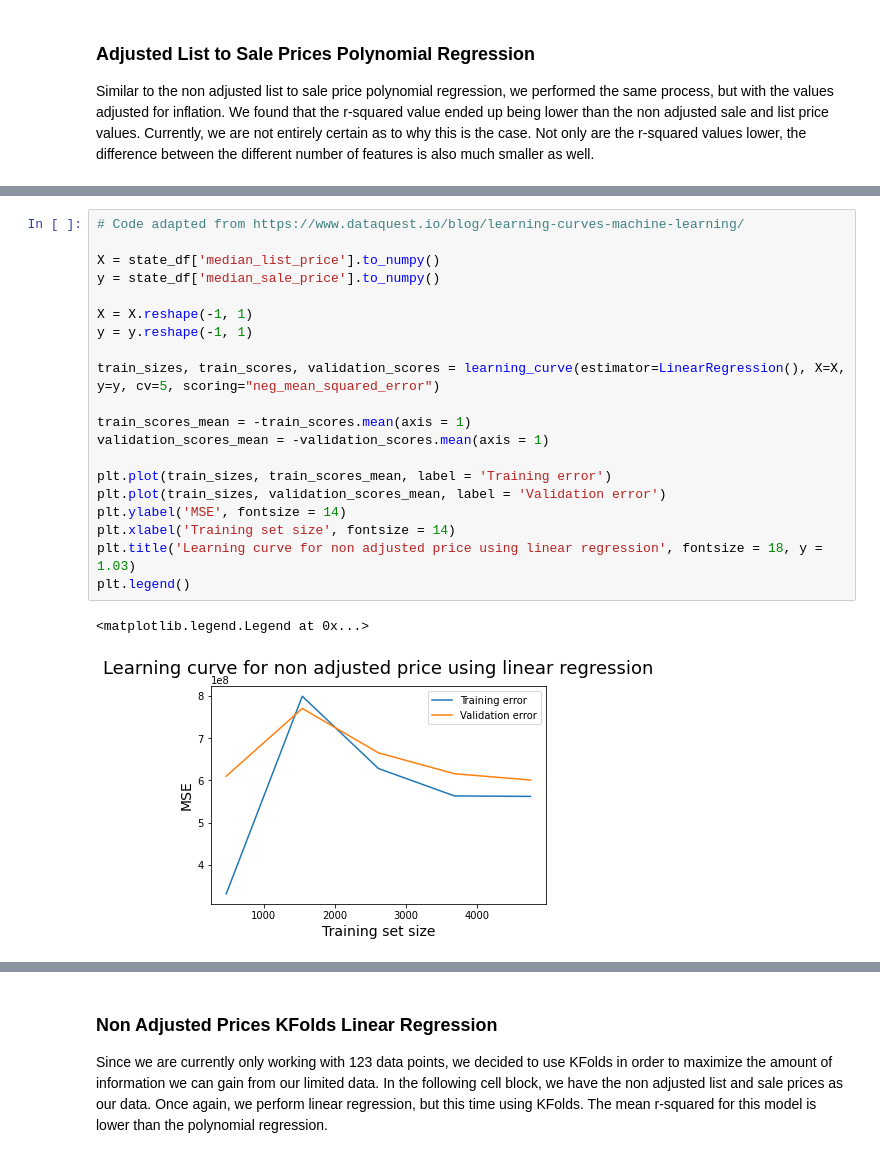
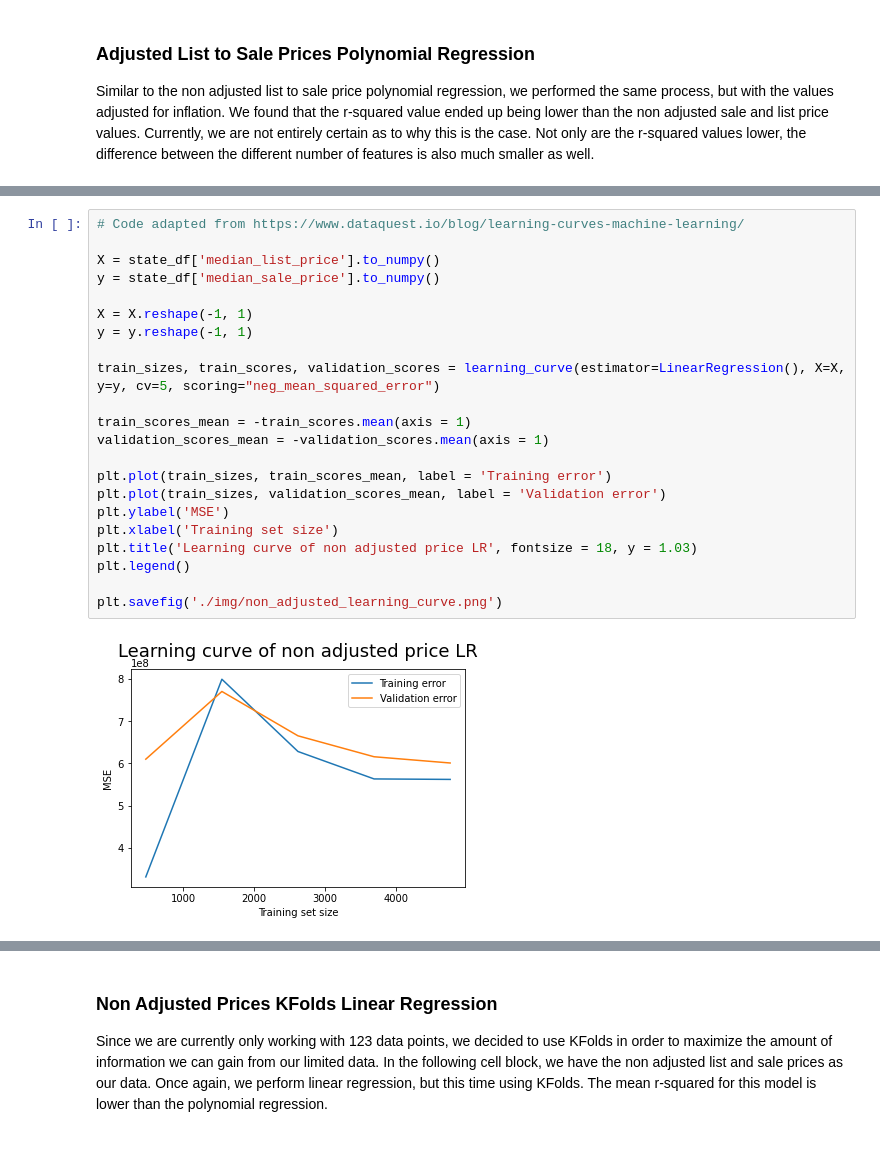
Before and after one commit to COGS118A/Group029-Sp22, a Jupyter notebook: COGS_118A_Project.ipynb, the cells around one changed output, grey strips where cells are left out. Saved outputs shown, nothing was run; the diff lists cells and outputs as text.

```diff
--- a/COGS_118A_Project.ipynb
+++ b/COGS_118A_Project.ipynb
@@ -429,26 +441,27 @@ Polynomial degree 20: train score=0.16, test score=0.12
 # %%
 # Code adapted from https://www.dataquest.io/blog/learning-curves-machine-learning/
 
 X = state_df['median_list_price'].to_numpy()
 y = state_df['median_sale_price'].to_numpy()
 
 X = X.reshape(-1, 1)
 y = y.reshape(-1, 1)
 
 train_sizes, train_scores, validation_scores = learning_curve(estimator=LinearRegression(), X=X, y=y, cv=5, scoring="neg_mean_squared_error")
 
 train_scores_mean = -train_scores.mean(axis = 1)
 validation_scores_mean = -validation_scores.mean(axis = 1)
 
 plt.plot(train_sizes, train_scores_mean, label = 'Training error')
 plt.plot(train_sizes, validation_scores_mean, label = 'Validation error')
-plt.ylabel('MSE', fontsize = 14)
-plt.xlabel('Training set size', fontsize = 14)
-plt.title('Learning curve for non adjusted price using linear regression', fontsize = 18, y = 1.03)
+plt.ylabel('MSE')
+plt.xlabel('Training set size')
+plt.title('Learning curve of non adjusted price LR', fontsize = 18, y = 1.03)
 plt.legend()
+
+plt.savefig('./img/non_adjusted_learning_curve.png')
 # %% [output]
-<matplotlib.legend.Legend at 0x...>
-[figure, old version]
+[figure, new version]
 # %%
 # Code adapted from https://www.dataquest.io/blog/learning-curves-machine-learning/
 
```
Also changed, not shown: parts of 6 cells of this notebook, 1 other file.
